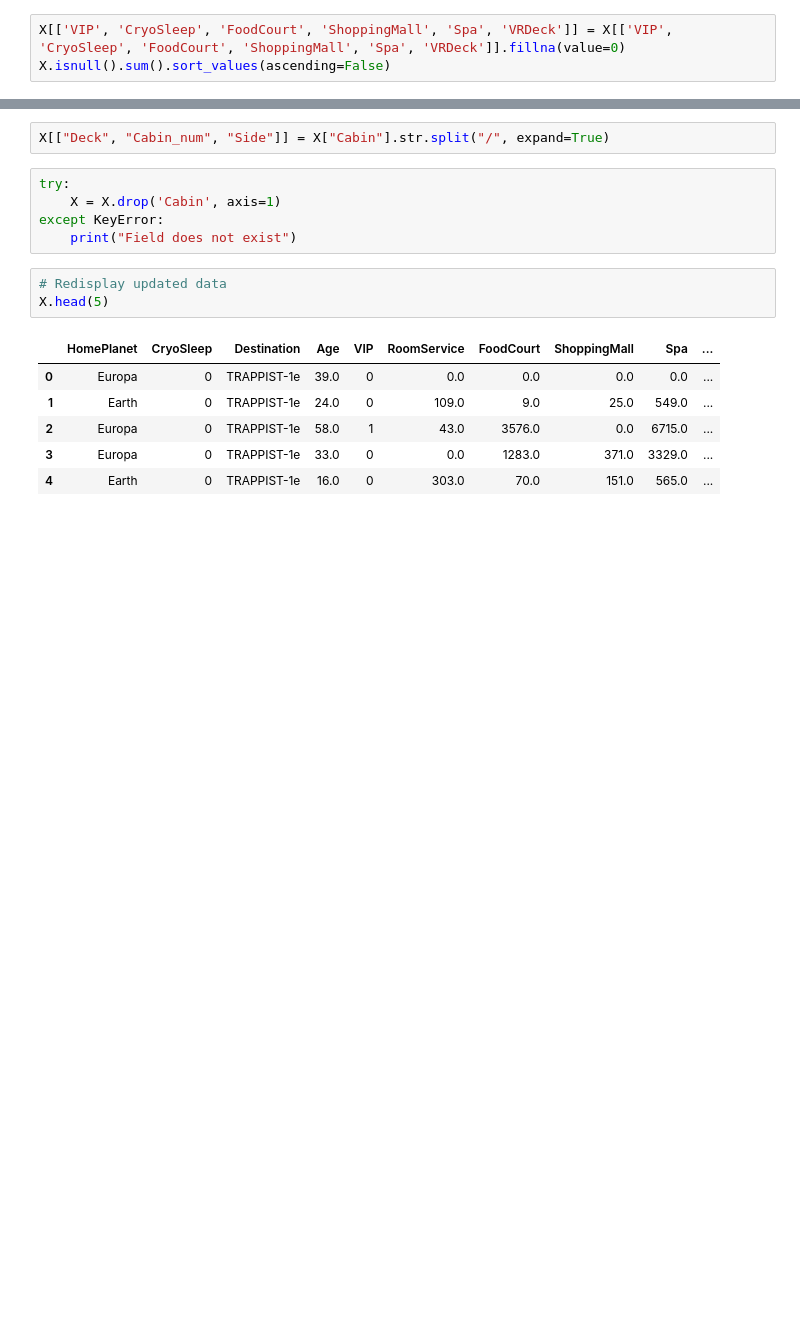
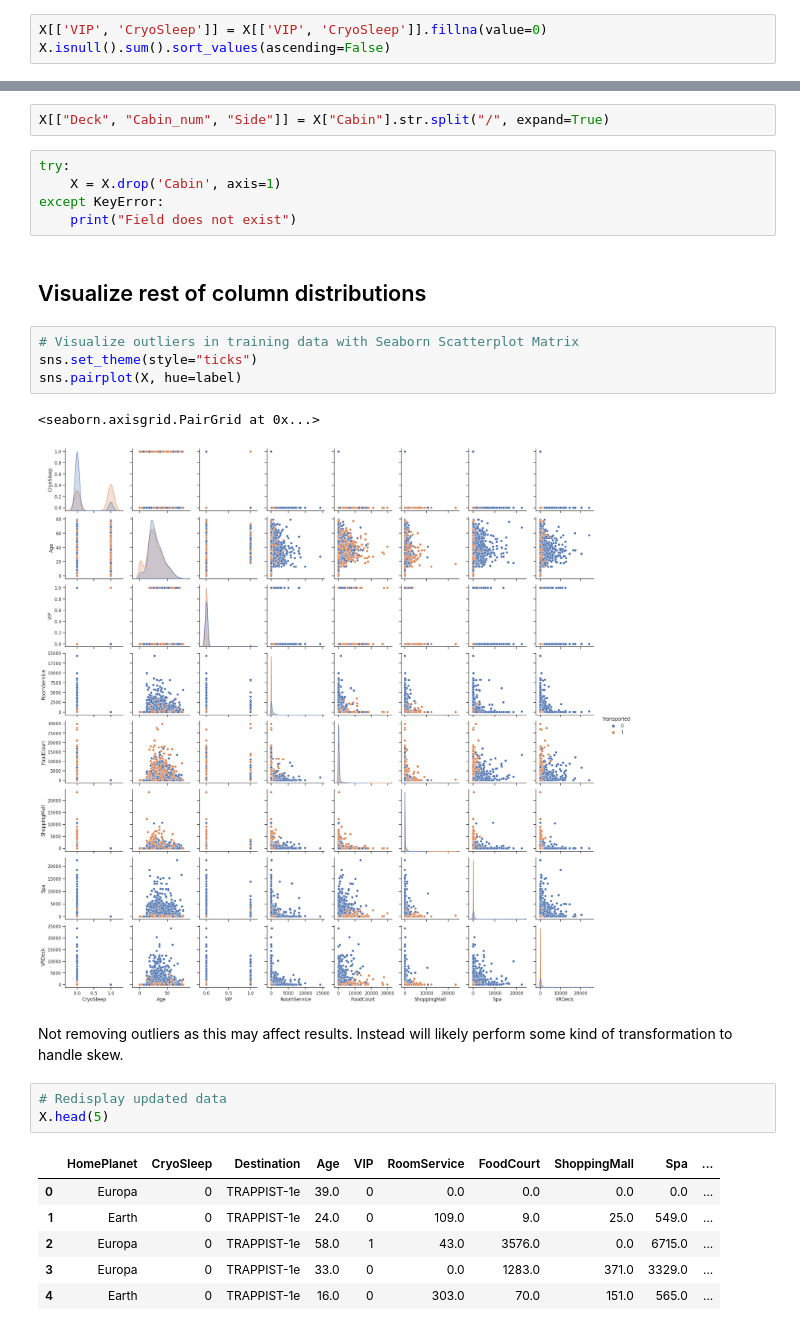
Before and after one commit to AM2037/Spaceship-Titanic, a Jupyter notebook: new-spaceship-titanic.ipynb, the cells around one changed output, grey strips where cells are left out. Saved outputs shown, nothing was run; the diff lists cells and outputs as text; blank space fills up the shorter version.

Commit message:
Finished preprocessing data | Version 3

```diff
--- a/new-spaceship-titanic.ipynb
+++ b/new-spaceship-titanic.ipynb
@@ -148,6 +155,6 @@ Age             179
 Transported       0
 dtype: int64
 # %%
-X[['VIP', 'CryoSleep', 'FoodCourt', 'ShoppingMall', 'Spa', 'VRDeck']] = X[['VIP', 'CryoSleep', 'FoodCourt', 'ShoppingMall', 'Spa', 'VRDeck']].fillna(value=0)
+X[['VIP', 'CryoSleep']] = X[['VIP', 'CryoSleep']].fillna(value=0)
 X.isnull().sum().sort_values(ascending=False)
 # %% [output]
@@ -181,6 +193,17 @@ try:
     X = X.drop('Cabin', axis=1)
 except KeyError:
     print("Field does not exist")
+# %% [markdown]
+## Visualize rest of column distributions
+# %%
+# Visualize outliers in training data with Seaborn Scatterplot Matrix
+sns.set_theme(style="ticks")
+sns.pairplot(X, hue=label)
+# %% [output]
+<seaborn.axisgrid.PairGrid at 0x...>
+[figure, added]
+# %% [markdown]
+Not removing outliers as this may affect results. Instead will likely perform some kind of transformation to handle skew.
 # %%
 # Redisplay updated data
 X.head(5)
```
Also changed, not shown: parts of 6 cells of this notebook.
